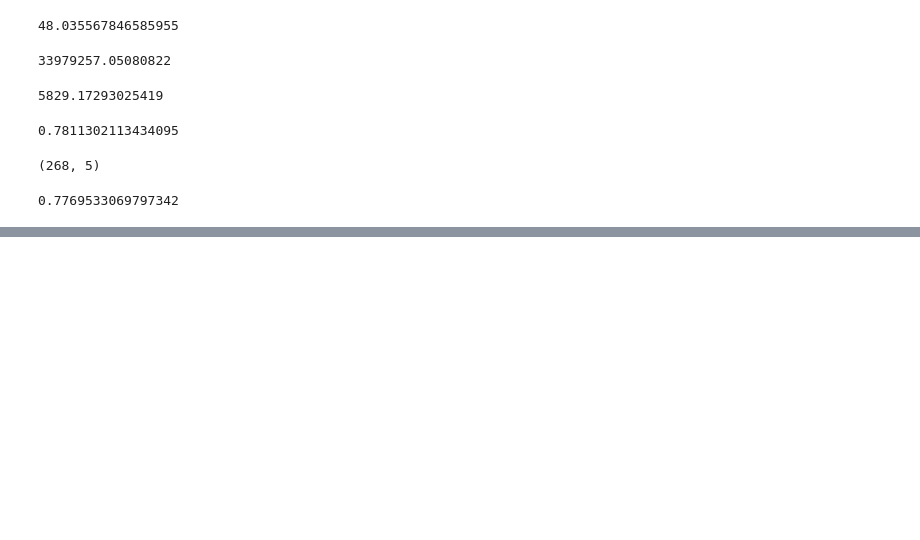
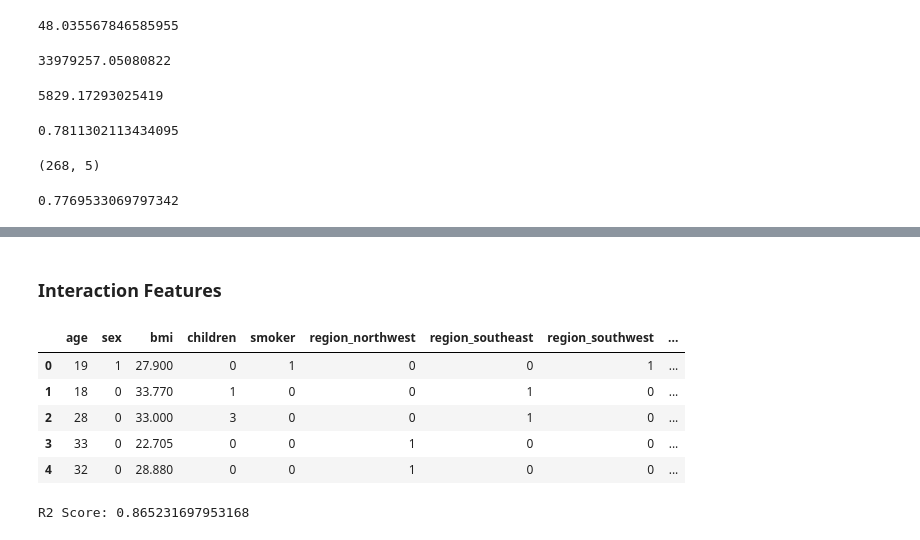
Before and after one commit to gajanan-shinde16/AI-ML, a Jupyter notebook: Part9_machine_learning/01_supervised_ml/Linear_Regression/LR.ipynb, the cells around one changed output, grey strips where cells are left out. Saved outputs shown, nothing was run; the diff lists cells and outputs as text; code cells hidden in the pictures; blank space fills up the shorter version.

```diff
--- a/Part9_machine_learning/01_supervised_ml/Linear_Regression/LR.ipynb
+++ b/Part9_machine_learning/01_supervised_ml/Linear_Regression/LR.ipynb
@@ -201,0 +315,32 @@ adjusted_r2
+# %% [markdown]
+### Interaction Features
+# %%
+# Interaction terms- useful when we want to capture the combined effect of two or more features on the target variable. Interaction terms can help improve the model's predictive performance by allowing it to account for complex relationships between features.
+X = insurance_data.drop(columns=['charges'])
+X = pd.get_dummies(X, columns=['region'],drop_first=True, dtype=int)
+y = insurance_data['charges']
+X.head()
+
+X['sex'] = X['sex'].map({'male': 0, 'female': 1, 0: 0, 1: 1})
+X['smoker'] = X['smoker'].map({'yes': 1, 'no': 0, 0: 0, 1: 1})
+X["age_smoker"] = X['age'] * X['smoker']
+X["bmi_smoker"] = X['bmi'] * X['smoker']
+X.head()
+# %% [output]
+|  | age | sex | bmi | children | smoker | region_northwest | region_southeast | region_southwest | ... |
+| 0 | 19 | 1 | 27.900 | 0 | 1 | 0 | 0 | 1 | ... |
+| 1 | 18 | 0 | 33.770 | 1 | 0 | 0 | 1 | 0 | ... |
+| 2 | 28 | 0 | 33.000 | 3 | 0 | 0 | 1 | 0 | ... |
+| 3 | 33 | 0 | 22.705 | 0 | 0 | 1 | 0 | 0 | ... |
+| 4 | 32 | 0 | 28.880 | 0 | 0 | 1 | 0 | 0 | ... |
+# %%
+X_train,X_test,y_train,y_test = train_test_split(X, y, test_size=0.2, random_state=42)
+model.fit(X_train, y_train)
+
+y_pred = model.predict(X_test)
+
+print("R2 Score:", r2_score(y_test, y_pred))
+
+# Big Improvement in R2 score after adding interaction terms. This indicates that the interaction between age and smoking status, as well as BMI and smoking status, has a significant impact on predicting insurance charges. The model is now able to capture more complex relationships in the data, leading to better predictive performance.
+# %% [output]
+R2 Score: 0.865231697953168
```
Also changed, not shown: parts of 14 cells of this notebook.
